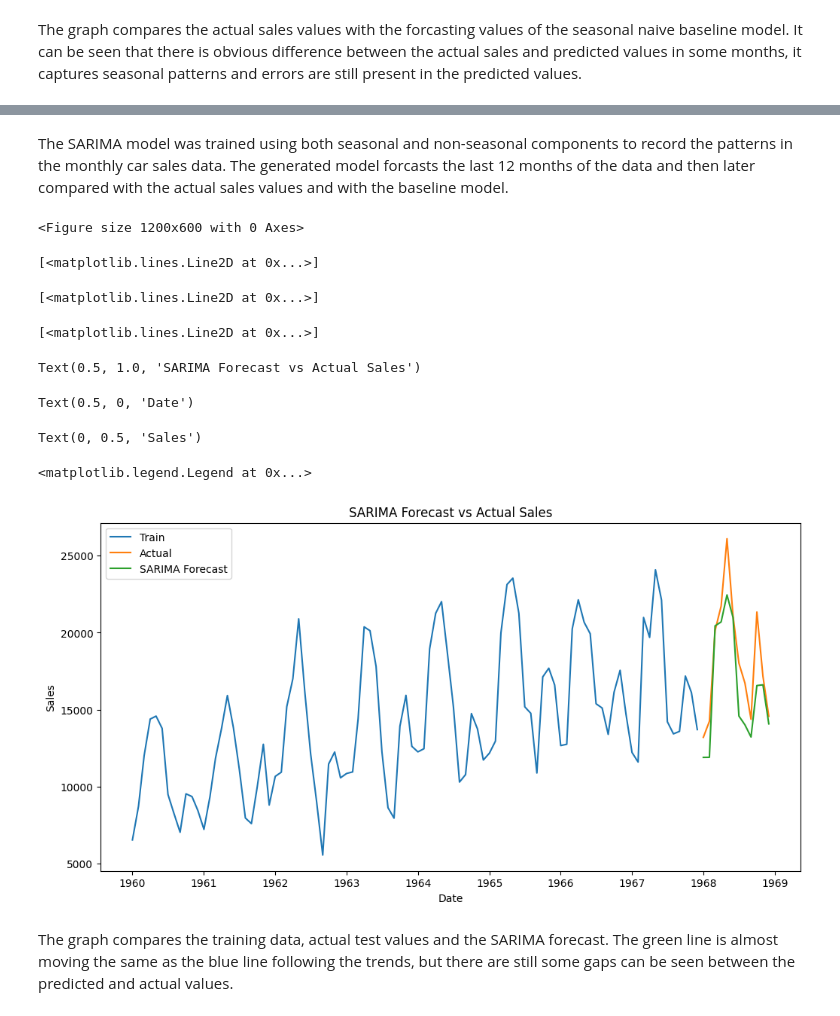
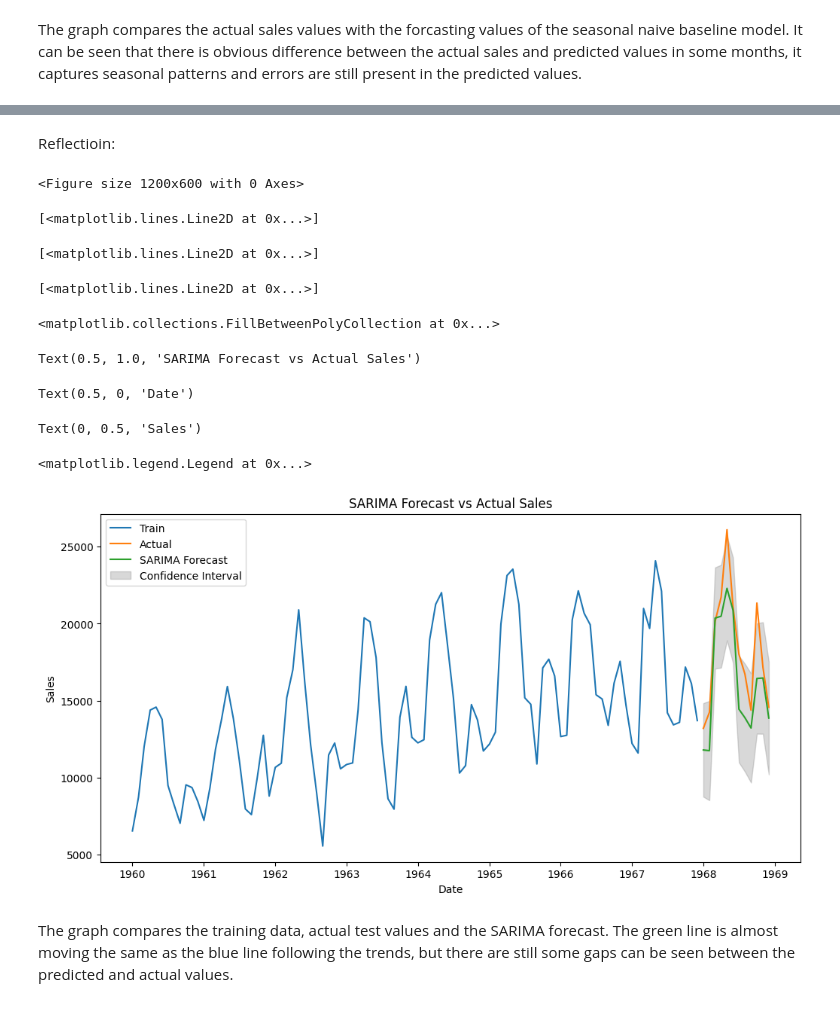
Before and after one commit to RAJDONDA89/Group-project_-Advance-Forecasting, a Jupyter notebook: SARIMA.ipynb, the cells around one changed output, grey strips where cells are left out. Drawn from its saved outputs; the diff is of its cells as text; code cells hidden in the pictures.

Commit message:
1. Added Tuning and ADF 2. Added confidence interval

```diff
--- a/SARIMA.ipynb
+++ b/SARIMA.ipynb
@@ -183,0 +227,19 @@ The graph compares the actual sales values with the forcasting values of the sea
+# %%
+auto_model = auto_arima(
+    train["Sales"],
+    seasonal=True,
+    m=12,
+    d=1, D=1,
+    start_p=0, max_p=2,
+    start_q=0, max_q=2,
+    start_P=0, max_P=1,
+    start_Q=0, max_Q=1,
+    information_criterion="aic",
+    trace=True,
+    error_action="ignore",
+    suppress_warnings=True,
+    stepwise=True
+)
+
+print("Best order:", auto_model.order)
+print("Best seasonal order:", auto_model.seasonal_order)
@@ -186,15 +266,17 @@ The graph compares the actual sales values with the forcasting values of the sea
 # %%
 model = SARIMAX(
     train["Sales"],
-    order=(1,1,1),
-    seasonal_order=(1,1,1,12)
+    order=auto_model.order,
+    seasonal_order=auto_model.seasonal_order
 )
 
 sarima_model = model.fit()
 
 print(sarima_model.summary())
 
-sarima_forecast = sarima_model.forecast(steps=12)
+forecast_result = sarima_model.get_forecast(steps=12)
+sarima_forecast = forecast_result.predicted_mean
+conf_int = forecast_result.conf_int()
 
 sarima_forecast
 # %% [output]
@@ -231,28 +313,38 @@ Warnings:
 dtype: float64
-# %% [markdown]
-The SARIMA model was trained using both seasonal and non-seasonal components to record the patterns in the monthly car sales data. The generated model forcasts the last 12 months of the data and then later compared with the actual sales values and with the baseline model.
+# %% [markdown]
+Reflectioin:
 # %%
 plt.figure(figsize=(12,6))
 
 plt.plot(train.index, train["Sales"], label="Train")
 plt.plot(test.index, test["Sales"], label="Actual")
 plt.plot(test.index, sarima_forecast, label="SARIMA Forecast")
 
+plt.fill_between(
+    test.index,
+    conf_int.iloc[:, 0],
+    conf_int.iloc[:, 1],
+    color='gray',
+    alpha=0.3,
+    label="Confidence Interval"
+)
+
 plt.title("SARIMA Forecast vs Actual Sales")
 plt.xlabel("Date")
 plt.ylabel("Sales")
 plt.legend()
 
 plt.show()
 # %% [output]
 <Figure size 1200x600 with 0 Axes>
 [<matplotlib.lines.Line2D at 0x...>]
 [<matplotlib.lines.Line2D at 0x...>]
 [<matplotlib.lines.Line2D at 0x...>]
-Text(0.5, 1.0, 'SARIMA Forecast vs Actual Sales')
+<matplotlib.collections.FillBetweenPolyCollection at 0x...>
-Text(0.5, 0, 'Date')
+Text(0.5, 1.0, 'SARIMA Forecast vs Actual Sales')
-Text(0, 0.5, 'Sales')
+Text(0.5, 0, 'Date')
-<matplotlib.legend.Legend at 0x...>
+Text(0, 0.5, 'Sales')
+<matplotlib.legend.Legend at 0x...>
-[figure, old version]
+[figure, new version]
 # %% [markdown]
 The graph compares the training data, actual test values and the SARIMA forecast. The green line is almost moving the same as the blue line following the trends, but there are still some gaps can be seen between the predicted and actual values.
```
Also changed, not shown: parts of 10 cells of this notebook.
